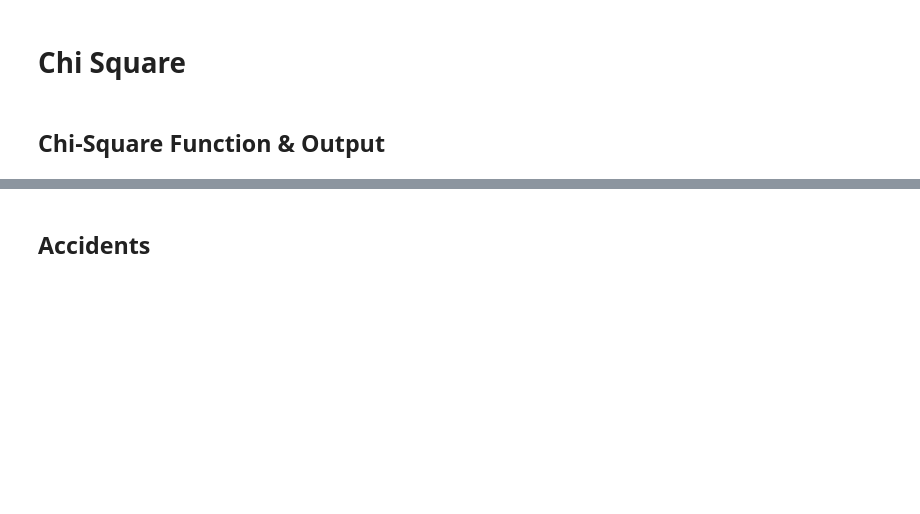
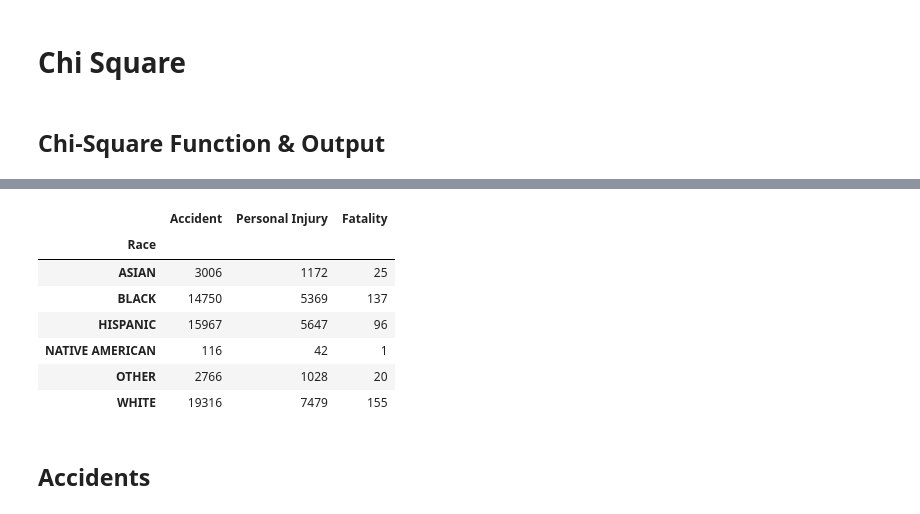
Before and after one commit to m-gaster/Policing-Thesis, a Jupyter notebook: Re-Analysis - 2021/Chi2 For Warnings vs. Citations/Chi2.ipynb, the cells around one changed output, grey strips where cells are left out. Saved outputs shown, nothing was run; the diff lists cells and outputs as text; code cells hidden in the pictures; blank space fills up the shorter version.

```diff
--- a/Re-Analysis - 2021/Chi2 For Warnings vs. Citations/Chi2.ipynb
+++ b/Re-Analysis - 2021/Chi2 For Warnings vs. Citations/Chi2.ipynb
@@ -135,3 +139,19 @@ create_multi_metric_table(dataframes=[accident_df, personal_injury_df, fatality_
+# %%
+N_df = pd.DataFrame({'Accident':accident_df['Race'].value_counts().sort_index(),
+                    'Personal Injury':personal_injury_df['Race'].value_counts().sort_index(),
+                    'Fatality':fatality_df['Race'].value_counts().sort_index()})
+
+N_df.index.name="Race"
+N_df
+# %% [output]
+|  | Accident | Personal Injury | Fatality |
+| Race |  |  |  |
+| ASIAN | 3006 | 1172 | 25 |
+| BLACK | 14750 | 5369 | 137 |
+| HISPANIC | 15967 | 5647 | 96 |
+| NATIVE AMERICAN | 116 | 42 | 1 |
+| OTHER | 2766 | 1028 | 20 |
+| WHITE | 19316 | 7479 | 155 |
 # %% [markdown]
 ## Accidents
 # %%
```
Also changed, not shown: parts of 3 cells of this notebook, 6 other files.
